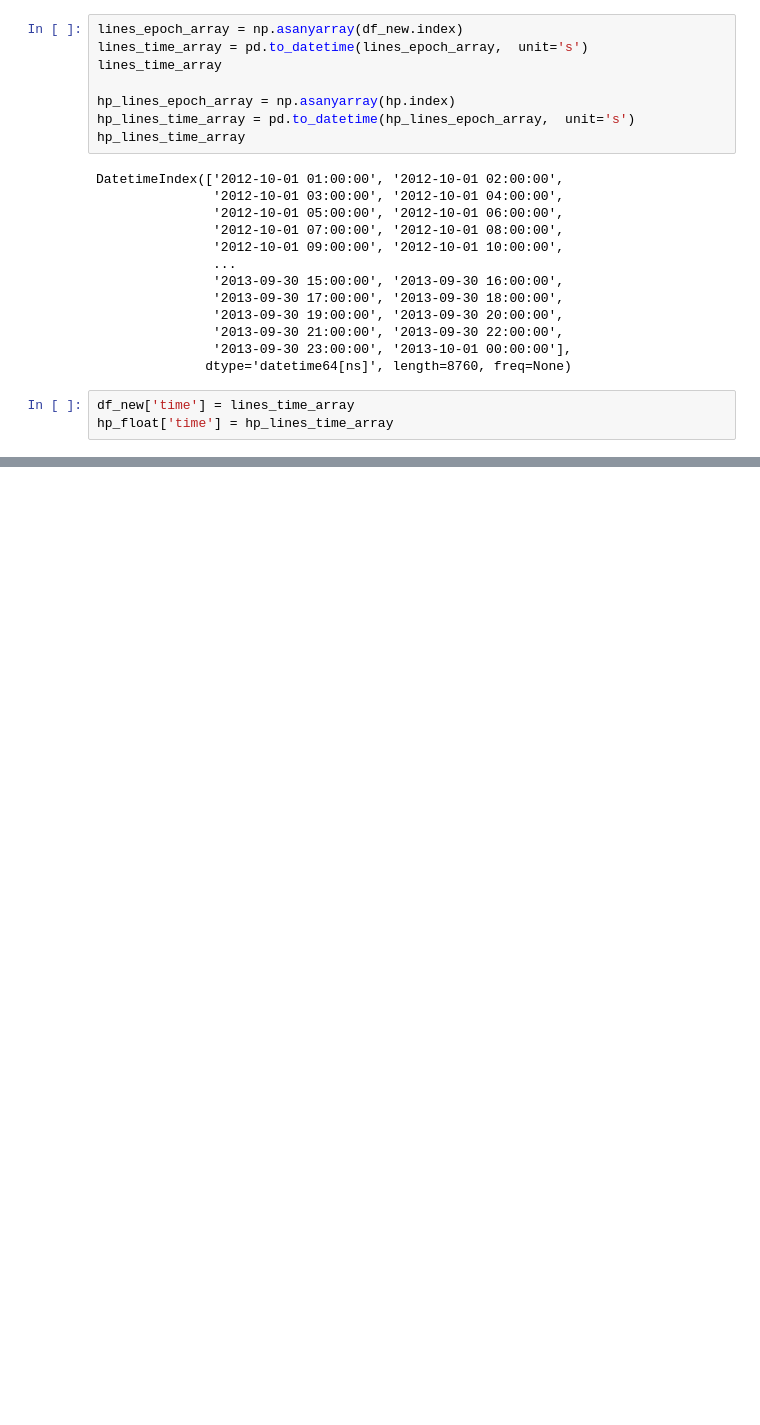
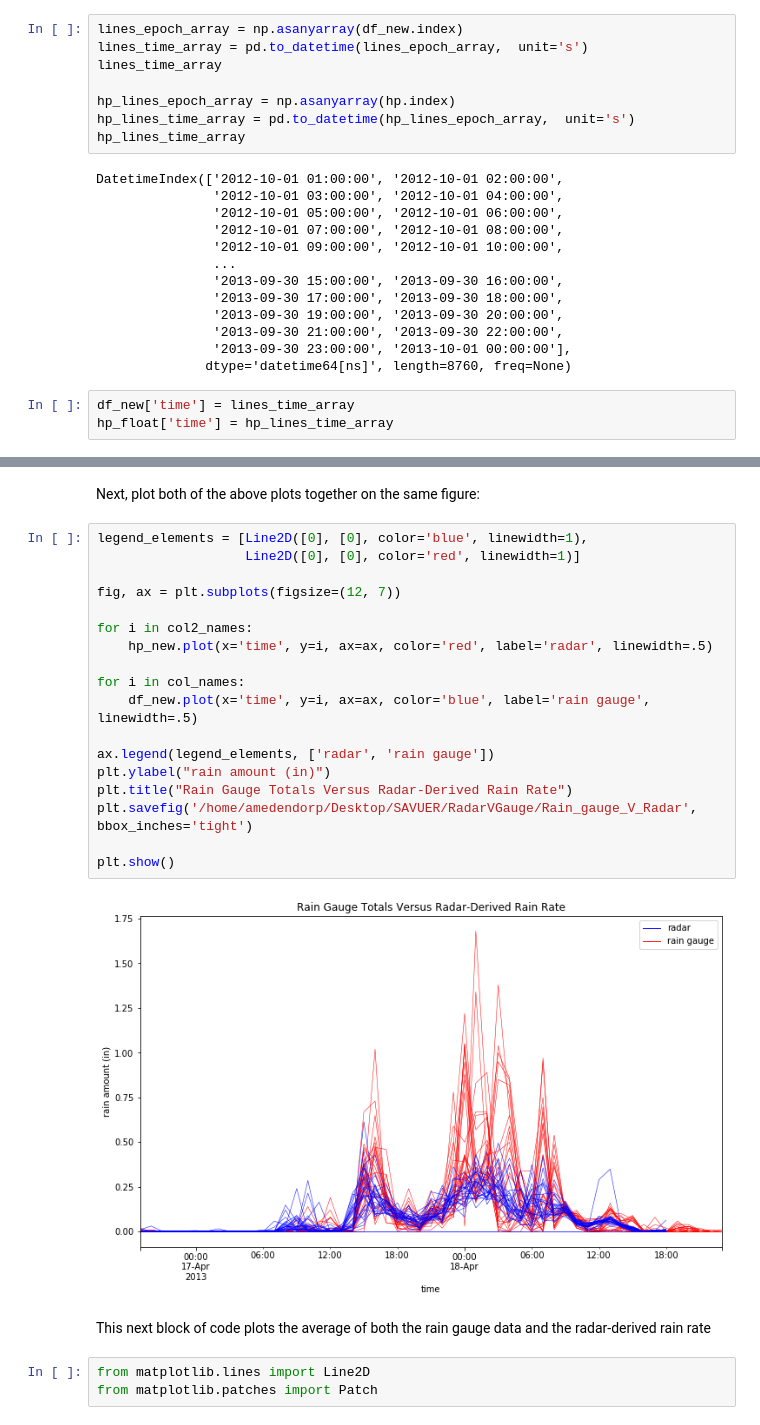
Before and after one commit to saveur-project/precipitation-gradients, a Jupyter notebook: radar-workflow/Gauge_V_Radar.ipynb, the cells around one changed output, grey strips where cells are left out. Cells and saved outputs as stored; diff of their text form; blank space fills up the shorter version.

```diff
--- a/radar-workflow/Gauge_V_Radar.ipynb
+++ b/radar-workflow/Gauge_V_Radar.ipynb
@@ -197,0 +176,27 @@ plt.show()
+# %% [markdown]
+Next, plot both of the above plots together on the same figure:
+# %%
+legend_elements = [Line2D([0], [0], color='blue', linewidth=1),
+                   Line2D([0], [0], color='red', linewidth=1)]
+
+fig, ax = plt.subplots(figsize=(12, 7))
+
+for i in col2_names:
+    hp_new.plot(x='time', y=i, ax=ax, color='red', label='radar', linewidth=.5)
+
+for i in col_names:
+    df_new.plot(x='time', y=i, ax=ax, color='blue', label='rain gauge', linewidth=.5)
+
+ax.legend(legend_elements, ['radar', 'rain gauge'])
+plt.ylabel("rain amount (in)")
+plt.title("Rain Gauge Totals Versus Radar-Derived Rain Rate")
+plt.savefig('/home/amedendorp/Desktop/SAVUER/RadarVGauge/Rain_gauge_V_Radar', bbox_inches='tight')
+
+plt.show()
+# %% [output]
+[figure, added]
+# %% [markdown]
+This next block of code plots the average of both the rain gauge data and the radar-derived rain rate
+# %%
+from matplotlib.lines import Line2D
+from matplotlib.patches import Patch
```
Also changed, not shown: parts of 32 cells of this notebook.
